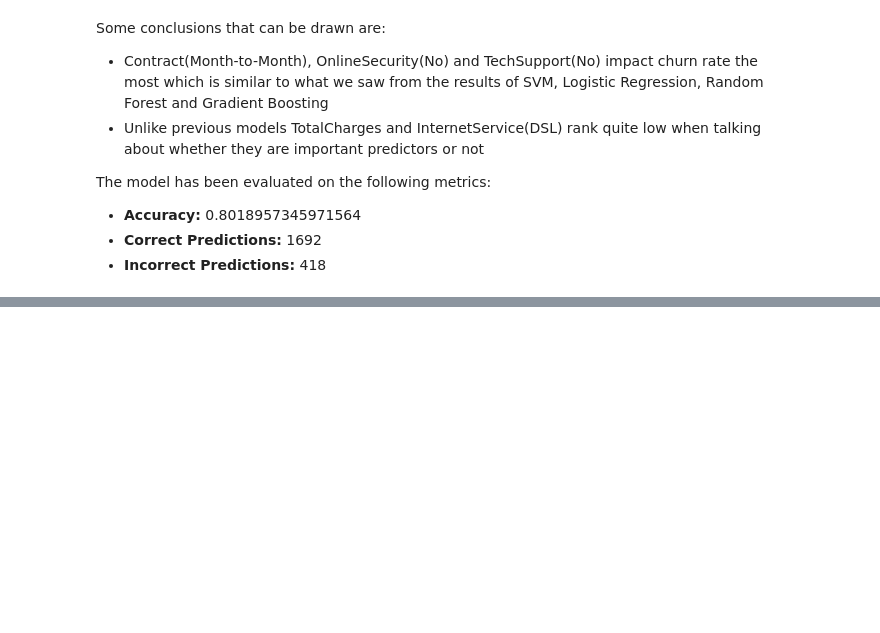
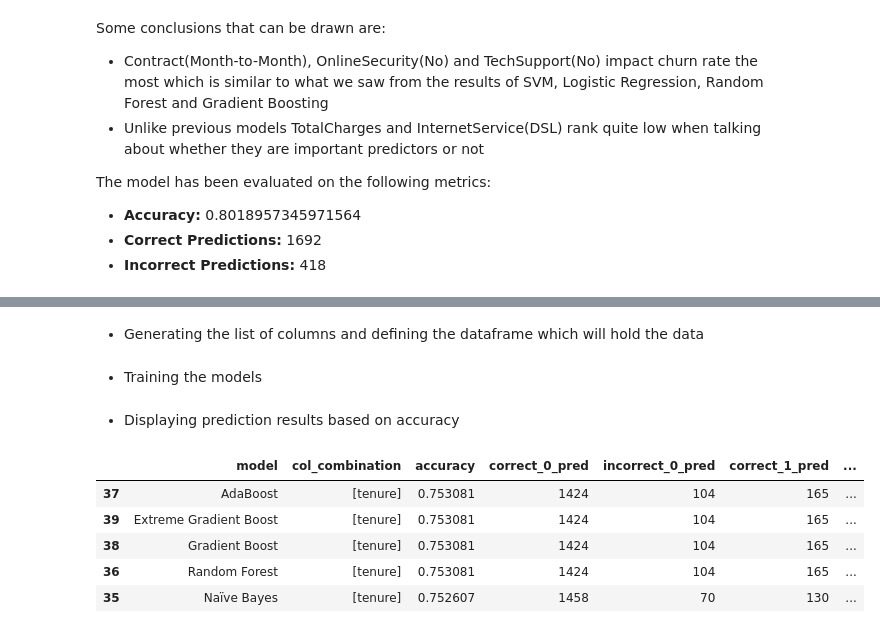
Before and after one commit to HarshTanwar001/Churn-Analysis, a Jupyter notebook: Churn_Analysis.ipynb, the cells around one changed output, grey strips where cells are left out. Cells and saved outputs as stored; diff of their text form; code cells hidden in the pictures; blank space fills up the shorter version.

Commit message:
Predictive Analytics on all models by utilizing a single column

```diff
--- a/Churn_Analysis.ipynb
+++ b/Churn_Analysis.ipynb
@@ -1140,0 +1263,36 @@ The model has been evaluated on the following metrics:
+# %% [markdown]
+- Generating the list of columns and defining the dataframe which will hold the data
+# %%
+columns = list(df.columns)
+columns.remove('customerID')
+columns.remove('Churn')
+
+data_1_comb = pd.DataFrame(
+    columns=[
+        'model',
+        'col_combination',
+        'accuracy',
+        'correct_0_pred',
+        'incorrect_0_pred',
+        'correct_1_pred',
+        'incorrect_1_pred',
+        'total_correct_pred',
+        'total_incorrect_pred'
+    ]
+)
+# %% [markdown]
+- Training the models
+# %%
+for col in columns:
+    train_models([col], data_1_comb)
+# %% [markdown]
+- Displaying prediction results based on accuracy
+# %%
+data_1_comb.sort_values(by='accuracy', ascending=False).head()
+# %% [output]
+|  | model | col_combination | accuracy | correct_0_pred | incorrect_0_pred | correct_1_pred | ... |
+| 37 | AdaBoost | [tenure] | 0.753081 | 1424 | 104 | 165 | ... |
+| 39 | Extreme Gradient Boost | [tenure] | 0.753081 | 1424 | 104 | 165 | ... |
+| 38 | Gradient Boost | [tenure] | 0.753081 | 1424 | 104 | 165 | ... |
+| 36 | Random Forest | [tenure] | 0.753081 | 1424 | 104 | 165 | ... |
+| 35 | Naïve Bayes | [tenure] | 0.752607 | 1458 | 70 | 130 | ... |
```
Also changed, not shown: parts of 7 cells of this notebook.
